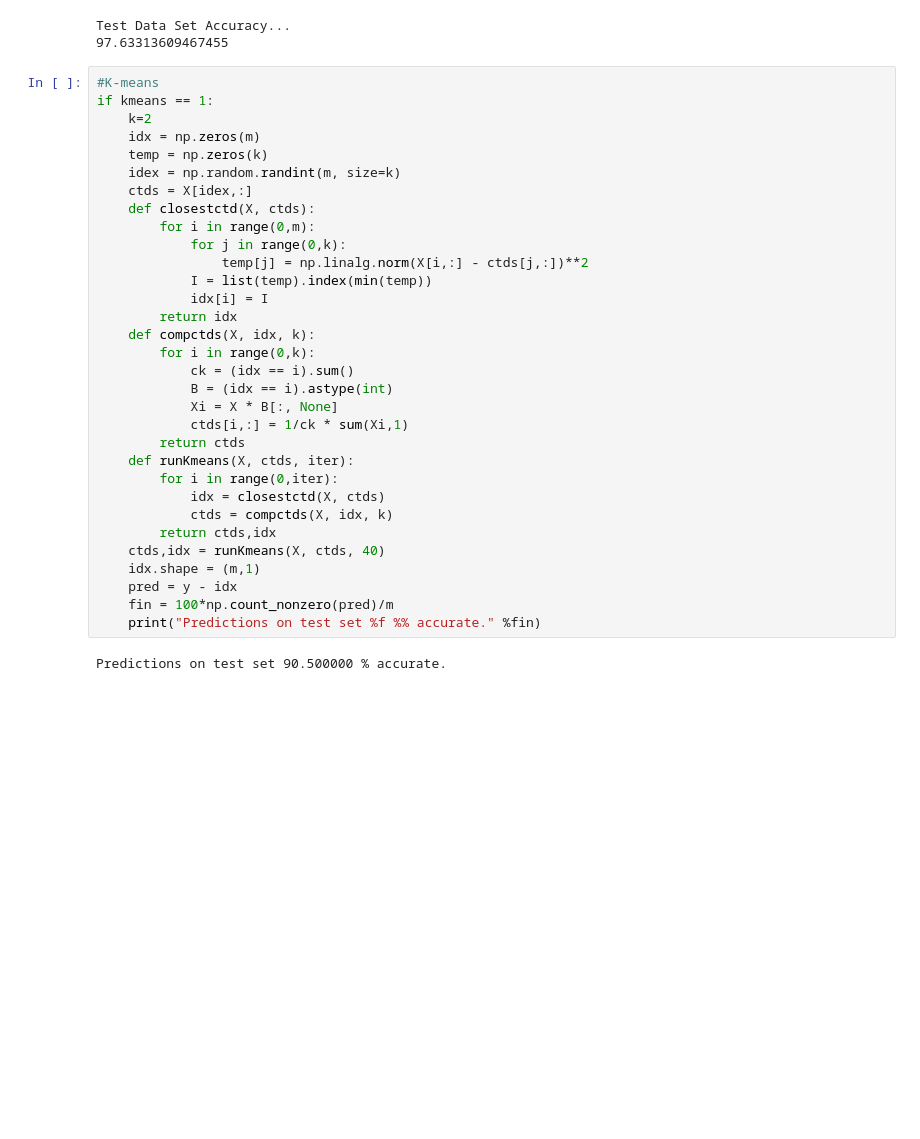
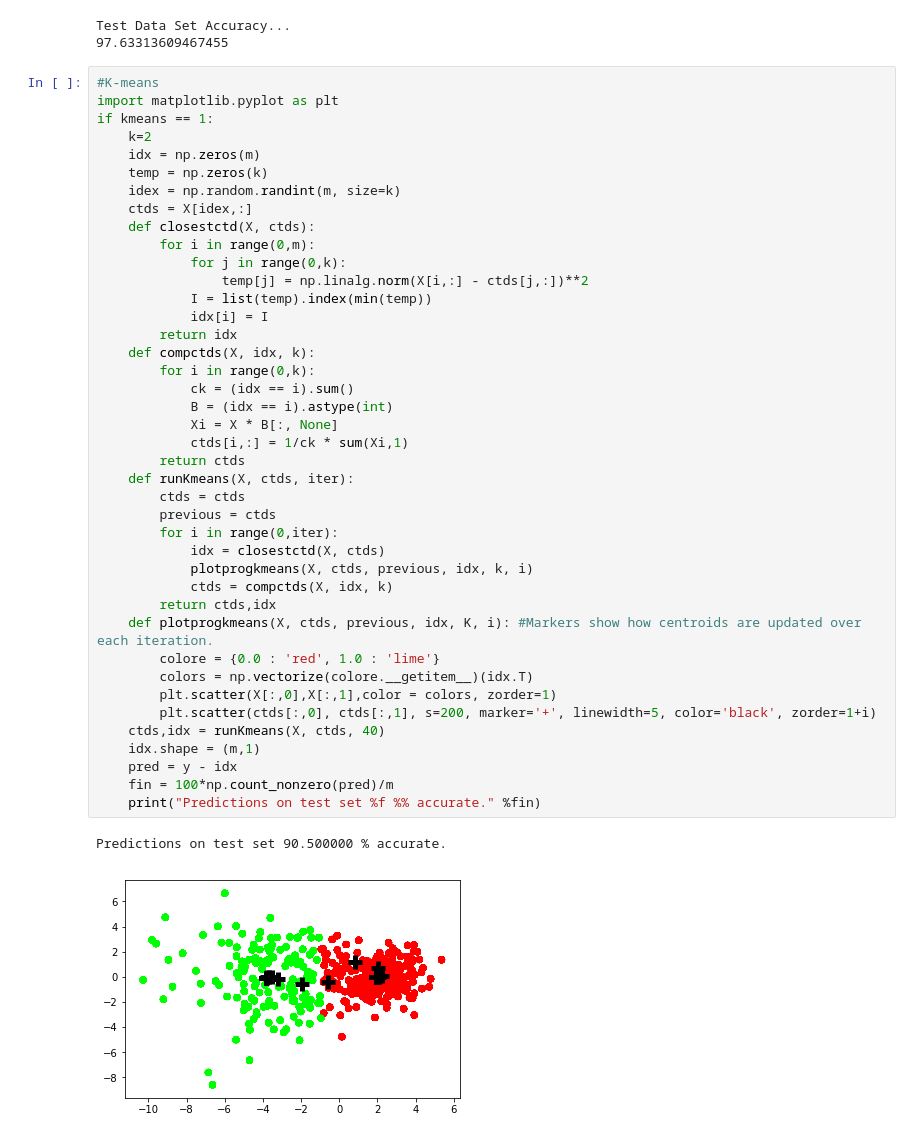
Before and after one commit to ahorstt/MachineLearning, a Jupyter notebook: PythonML/MachineLearn.ipynb, the cells around one changed output. Drawn from its saved outputs; the diff is of its cells as text; blank space fills up the shorter version.

Commit message:
Added kmeans iter plot

```diff
--- a/PythonML/MachineLearn.ipynb
+++ b/PythonML/MachineLearn.ipynb
@@ -362,35 +362,45 @@ Test Data Set Accuracy...
 97.63313609467455
 # %%
 #K-means
+import matplotlib.pyplot as plt
 if kmeans == 1:
     k=2
     idx = np.zeros(m)
     temp = np.zeros(k)
     idex = np.random.randint(m, size=k)
     ctds = X[idex,:]
     def closestctd(X, ctds):
         for i in range(0,m):
             for j in range(0,k):
                 temp[j] = np.linalg.norm(X[i,:] - ctds[j,:])**2
             I = list(temp).index(min(temp))
             idx[i] = I
         return idx
     def compctds(X, idx, k):
         for i in range(0,k):
             ck = (idx == i).sum()
             B = (idx == i).astype(int)
             Xi = X * B[:, None]
             ctds[i,:] = 1/ck * sum(Xi,1)
         return ctds
     def runKmeans(X, ctds, iter):
+        ctds = ctds
+        previous = ctds
         for i in range(0,iter):
             idx = closestctd(X, ctds)
+            plotprogkmeans(X, ctds, previous, idx, k, i)
             ctds = compctds(X, idx, k)
         return ctds,idx
+    def plotprogkmeans(X, ctds, previous, idx, K, i): #Markers show how centroids are updated over each iteration.
+        colore = {0.0 : 'red', 1.0 : 'lime'}
+        colors = np.vectorize(colore.__getitem__)(idx.T)
+        plt.scatter(X[:,0],X[:,1],color = colors, zorder=1)
+        plt.scatter(ctds[:,0], ctds[:,1], s=200, marker='+', linewidth=5, color='black', zorder=1+i)
     ctds,idx = runKmeans(X, ctds, 40)
     idx.shape = (m,1)
     pred = y - idx
     fin = 100*np.count_nonzero(pred)/m
     print("Predictions on test set %f %% accurate." %fin)
 # %% [output]
 Predictions on test set 90.500000 % accurate.
+[figure, added]
```
